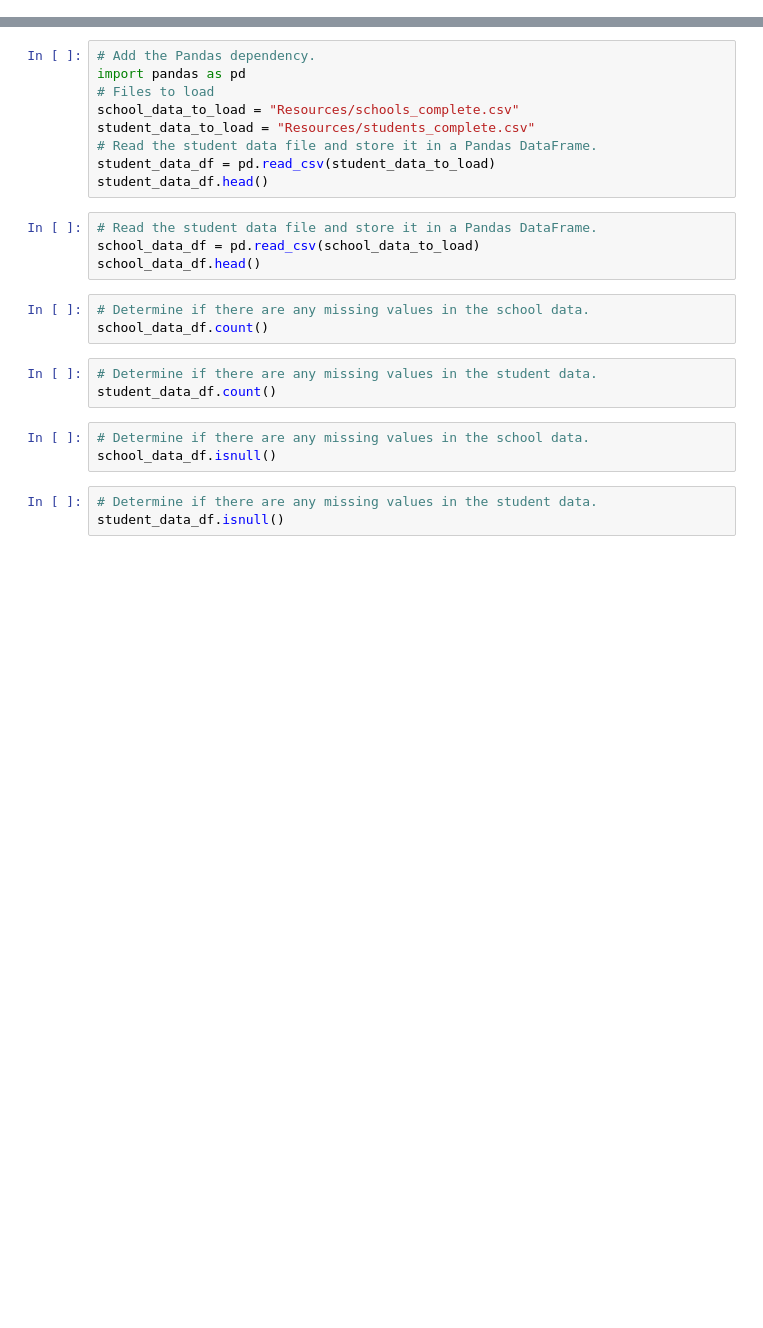
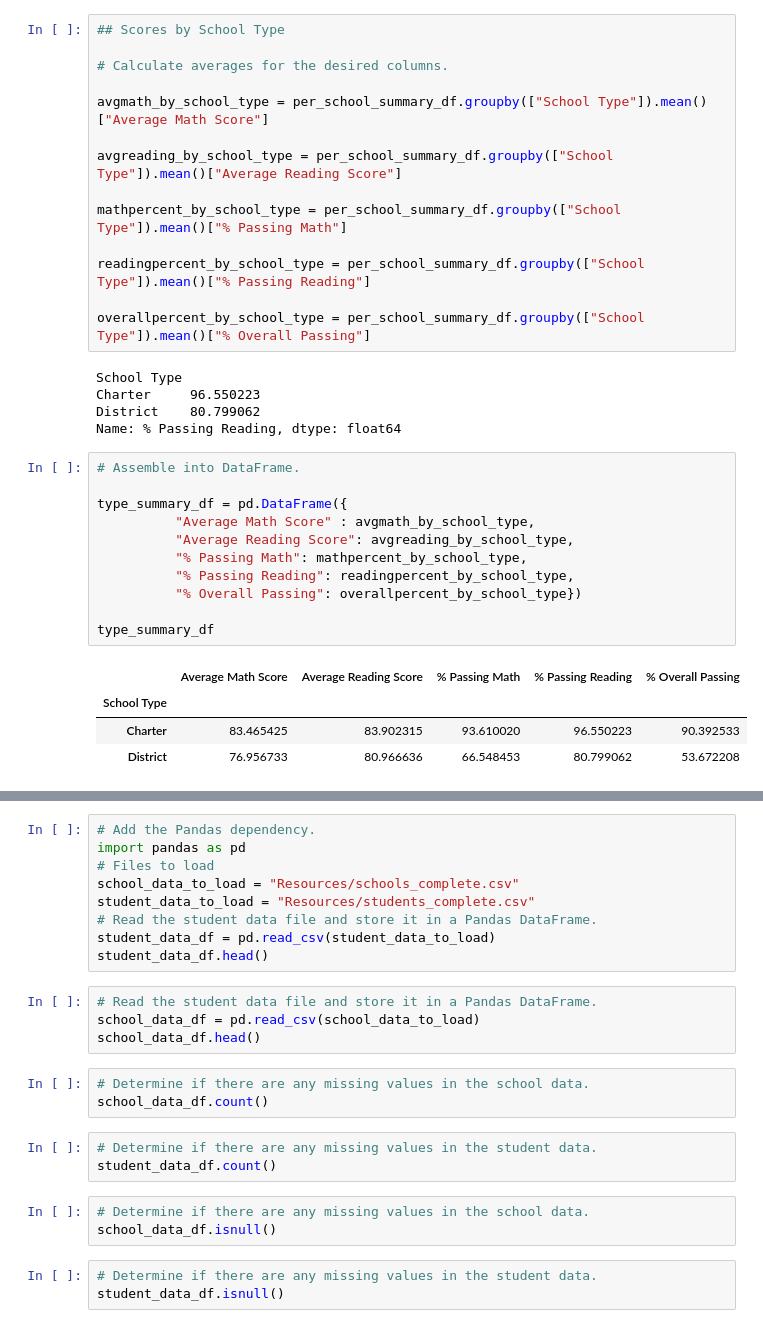
Before and after one commit to joZecodes/School_District_Analysis, a Jupyter notebook: PyCitySchools_Challenge_testing.ipynb, the cells around one changed output, grey strips where cells are left out. Cells and saved outputs as stored; diff of their text form; blank space fills up the shorter version.

Commit message:
Scores by school type

```diff
--- a/PyCitySchools_Challenge_testing.ipynb
+++ b/PyCitySchools_Challenge_testing.ipynb
@@ -622,0 +613,35 @@ summary_by_size_df
+# %%
+## Scores by School Type
+
+# Calculate averages for the desired columns.
+
+avgmath_by_school_type = per_school_summary_df.groupby(["School Type"]).mean()["Average Math Score"]
+
+avgreading_by_school_type = per_school_summary_df.groupby(["School Type"]).mean()["Average Reading Score"]
+
+mathpercent_by_school_type = per_school_summary_df.groupby(["School Type"]).mean()["% Passing Math"]
+
+readingpercent_by_school_type = per_school_summary_df.groupby(["School Type"]).mean()["% Passing Reading"]
+
+overallpercent_by_school_type = per_school_summary_df.groupby(["School Type"]).mean()["% Overall Passing"]
+# %% [output]
+School Type
+Charter     96.550223
+District    80.799062
+Name: % Passing Reading, dtype: float64
+# %%
+# Assemble into DataFrame.
+
+type_summary_df = pd.DataFrame({
+          "Average Math Score" : avgmath_by_school_type,
+          "Average Reading Score": avgreading_by_school_type,
+          "% Passing Math": mathpercent_by_school_type,
+          "% Passing Reading": readingpercent_by_school_type,
+          "% Overall Passing": overallpercent_by_school_type})
+
+type_summary_df
+# %% [output]
+|  | Average Math Score | Average Reading Score | % Passing Math | % Passing Reading | % Overall Passing |
+| School Type |  |  |  |  |  |
+| Charter | 83.465425 | 83.902315 | 93.610020 | 96.550223 | 90.392533 |
+| District | 76.956733 | 80.966636 | 66.548453 | 80.799062 | 53.672208 |
```
Also changed, not shown: parts of 94 cells of this notebook.
